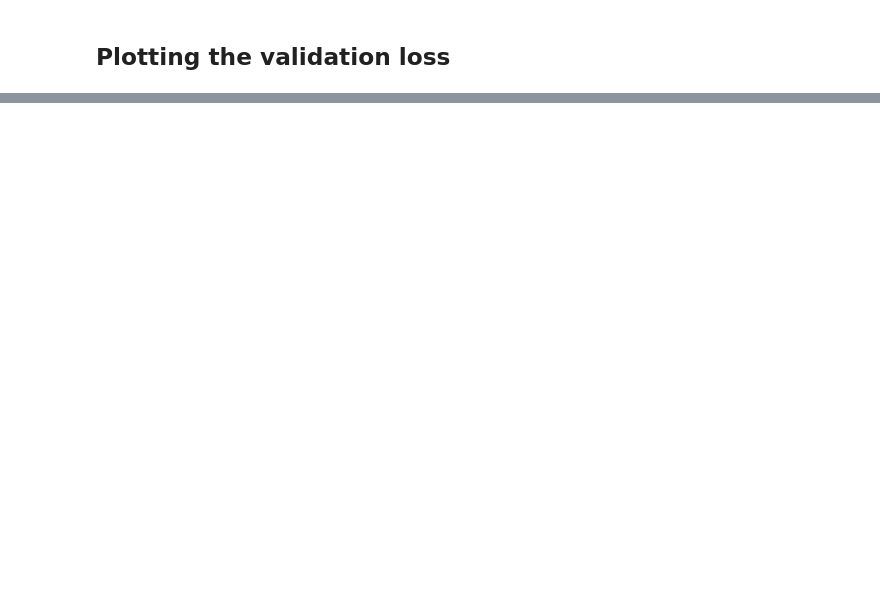
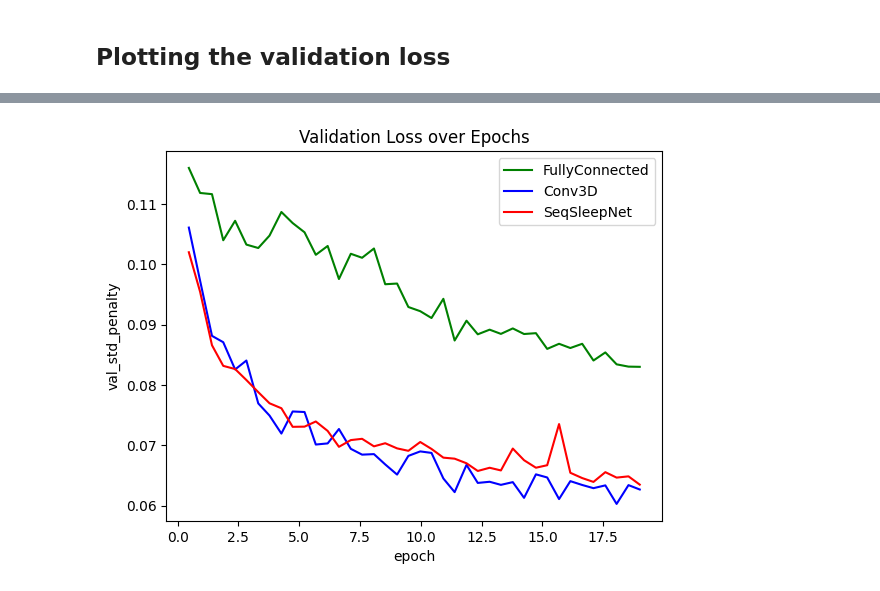
Before and after one commit to MatteoManni99/physioex, a Jupyter notebook: examples/autoencoder_experiments.ipynb, the cells around one changed output, grey strips where cells are left out. Drawn from its saved outputs; the diff is of its cells as text; code cells hidden in the pictures; blank space fills up the shorter version.

```diff
--- a/examples/autoencoder_experiments.ipynb
+++ b/examples/autoencoder_experiments.ipynb
@@ -583,3 +920,7 @@ plot_from_csv(files, ['FullyConnected','Conv3D', 'SeqSleepNet'], 'val_loss')
+# %%
+plot_from_csv(files, ['FullyConnected','Conv3D', 'SeqSleepNet'], metric='val_std_penalty')
+# %% [output]
+[figure, added]
 # %%
 plot_from_csv(files, ['FullyConnected','Conv3D', 'SeqSleepNet'], metric='val_std_penalty_T')
 # %% [output]
```
Also changed, not shown: parts of 33 cells of this notebook.
